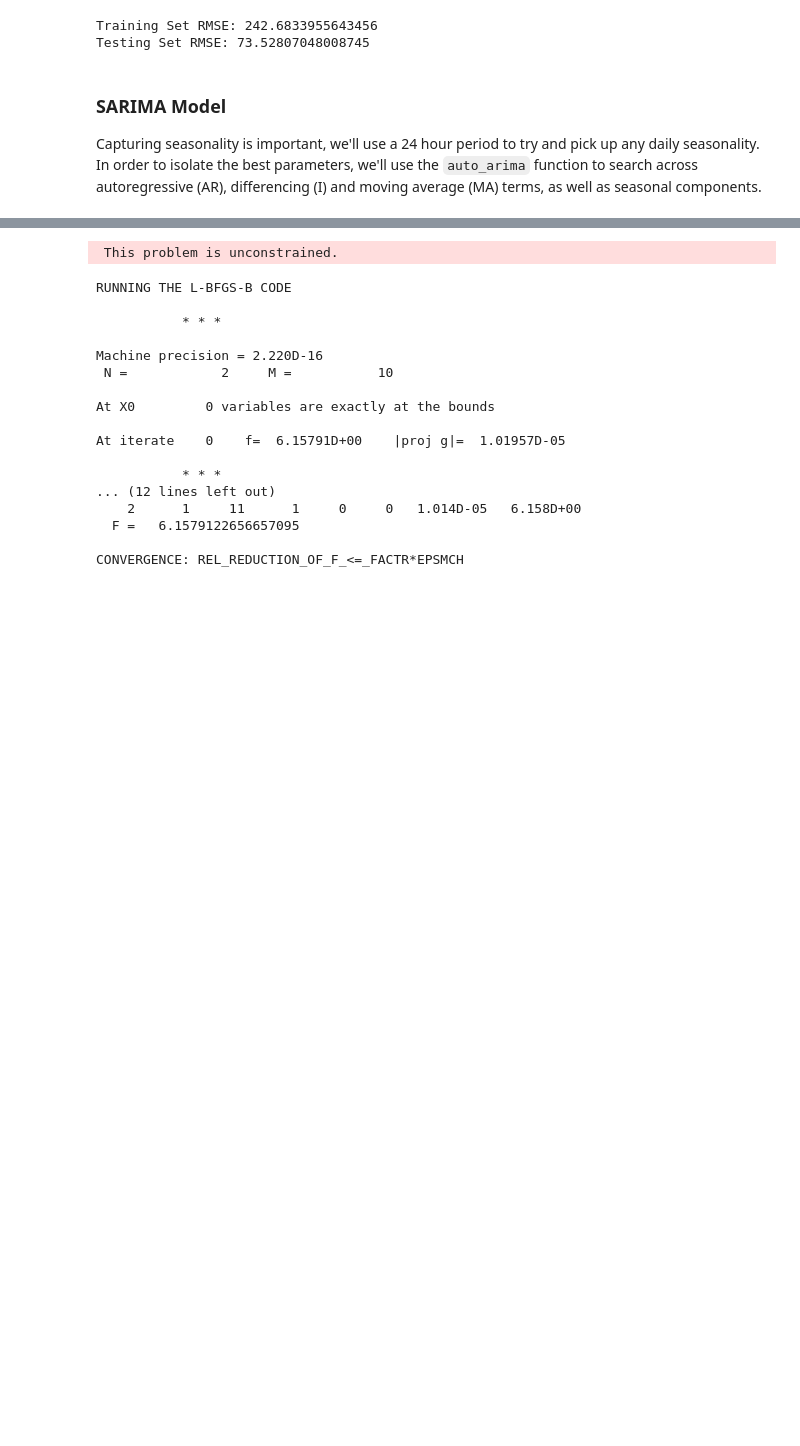
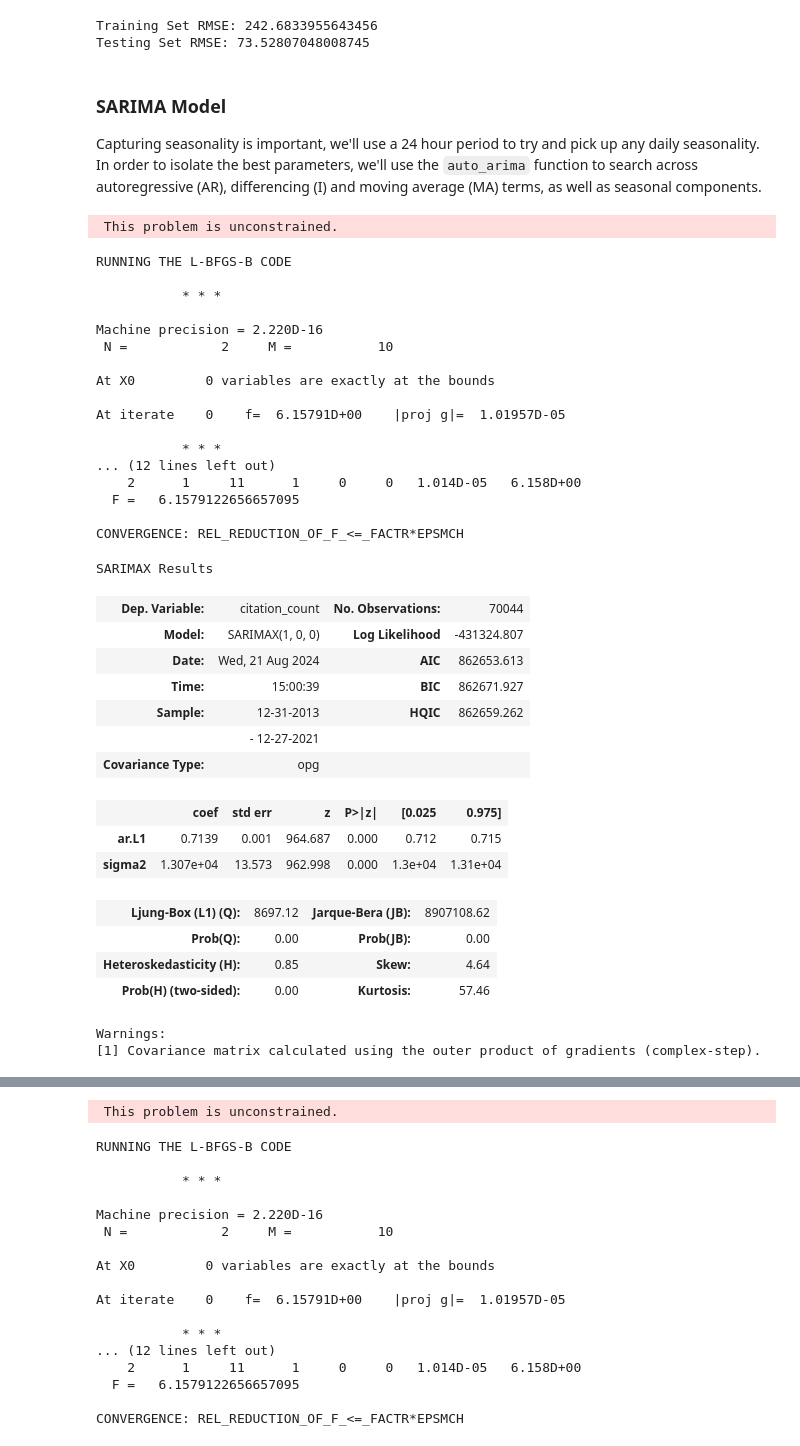
Before and after one commit to evangabe/strategic-parking-enforcement, a Jupyter notebook: 02_featurization.ipynb, the cells around one changed output, grey strips where cells are left out. Saved outputs shown, nothing was run; the diff lists cells and outputs as text; code cells hidden in the pictures; blank space fills up the shorter version.

```diff
--- a/02_featurization.ipynb
+++ b/02_featurization.ipynb
@@ -138,3 +138,43 @@ sarimax_model = SARIMAX(hollywood_ts, split=0.8)
 
 # Run SARIMAX Model Grid Search & print results
 # sarimax_model.grid_search(max_value=2, display=True)
+# %%
+sarimax_model_trial = SARIMAX(hollywood_ts, split=0.8)
+sarimax_model_trial.fit(order=(1, 0, 1), s_order=(0, 2, 2, 24))
+sarimax_model_trial.results.summary()
+# %% [output]
+ This problem is unconstrained.
+RUNNING THE L-BFGS-B CODE
+
+           * * *
+
+Machine precision = 2.220D-16
+ N =            2     M =           10
+
+At X0         0 variables are exactly at the bounds
+
+At iterate    0    f=  6.15791D+00    |proj g|=  1.01957D-05
+
+           * * *
+... (12 lines left out)
+    2      1     11      1     0     0   1.014D-05   6.158D+00
+  F =   6.1579122656657095
+
+CONVERGENCE: REL_REDUCTION_OF_F_<=_FACTR*EPSMCH
+SARIMAX Results
+| Dep. Variable: | citation_count | No. Observations: | 70044 |
+| Model: | SARIMAX(1, 0, 0) | Log Likelihood | -431324.807 |
+| Date: | Wed, 21 Aug 2024 | AIC | 862653.613 |
+| Time: | 15:00:39 | BIC | 862671.927 |
+| Sample: | 12-31-2013 | HQIC | 862659.262 |
+|  | - 12-27-2021 |  |  |
+| Covariance Type: | opg |  |  |
+|  | coef | std err | z | P>|z| | [0.025 | 0.975] |
+| ar.L1 | 0.7139 | 0.001 | 964.687 | 0.000 | 0.712 | 0.715 |
+| sigma2 | 1.307e+04 | 13.573 | 962.998 | 0.000 | 1.3e+04 | 1.31e+04 |
+| Ljung-Box (L1) (Q): | 8697.12 | Jarque-Bera (JB): | 8907108.62 |
+| Prob(Q): | 0.00 | Prob(JB): | 0.00 |
+| Heteroskedasticity (H): | 0.85 | Skew: | 4.64 |
+| Prob(H) (two-sided): | 0.00 | Kurtosis: | 57.46 |
+Warnings:
+[1] Covariance matrix calculated using the outer product of gradients (complex-step).
```
Also changed, not shown: parts of 8 cells of this notebook, 1 other file.
